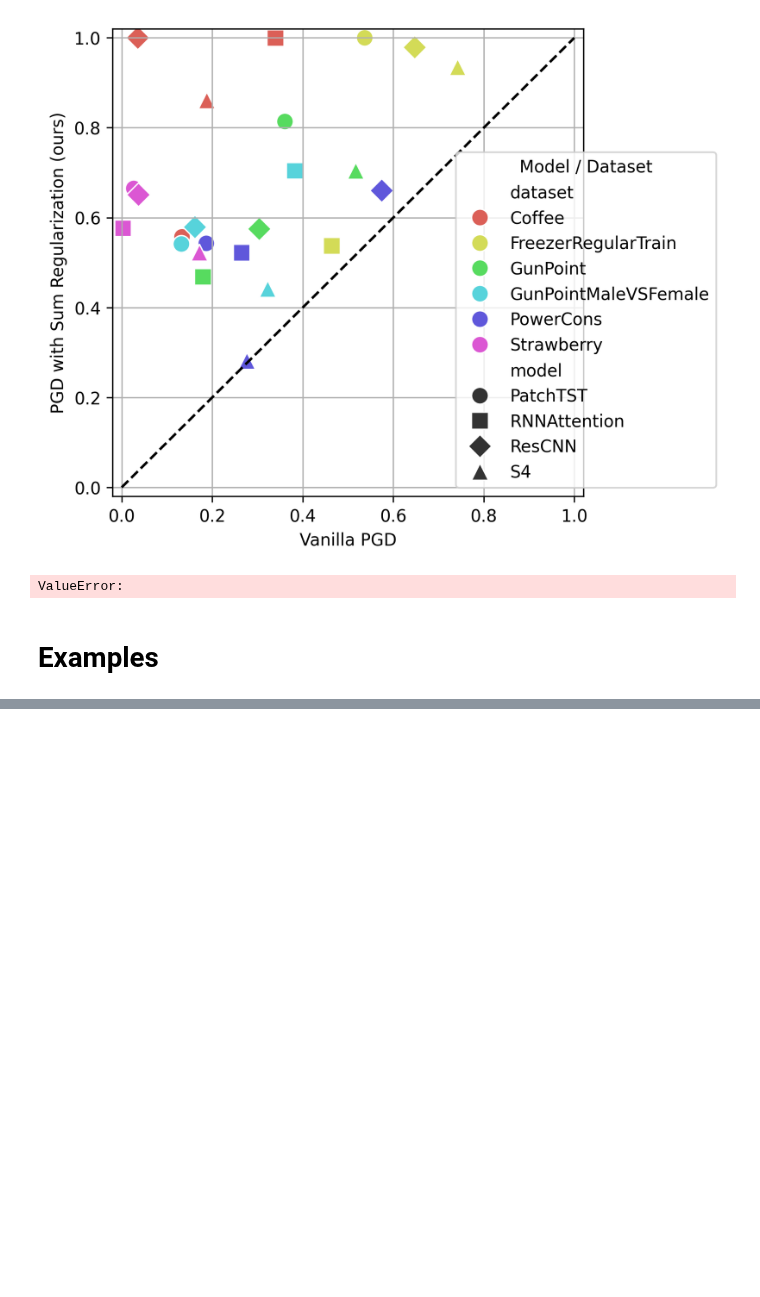
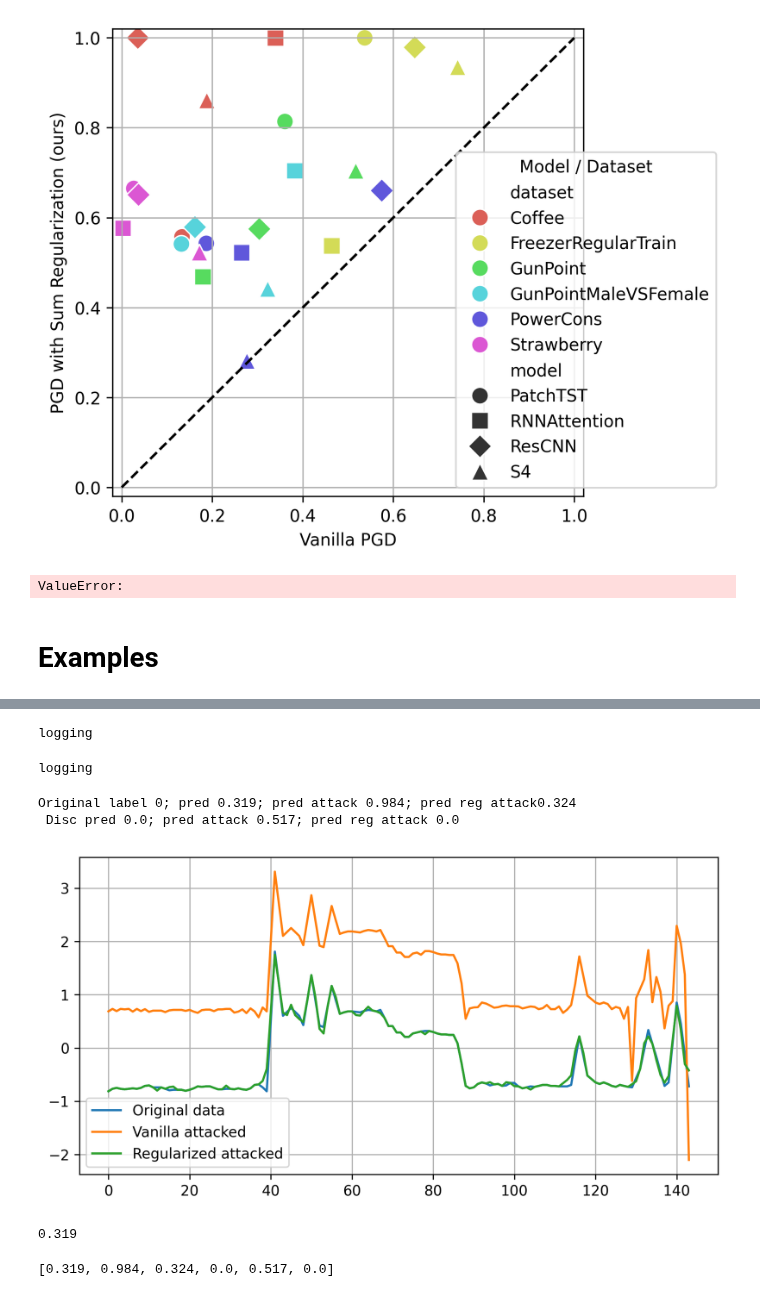
Before and after one commit to petrsokerin/Hidden_adversarial_attacks, a Jupyter notebook: notebooks/clearml_metrics.ipynb, the cells around one changed output, grey strips where cells are left out. Saved outputs shown, nothing was run; the diff lists cells and outputs as text; code cells hidden in the pictures; blank space fills up the shorter version.

Commit message:
add example figures

```diff
--- a/notebooks/clearml_metrics.ipynb
+++ b/notebooks/clearml_metrics.ipynb
@@ -740,7 +765,8 @@ estimator = AttackEstimator(disc_check_list, cfg["metric_effect"])
 alpha = 1
 eps = 0.03
 # %%
-attack_metrics = pd.DataFrame()
+cfg["attack"]["name"] = 'FGSMAttack'
+
 attack_params = dict(cfg["attack"]["attack_params"])
 attack_params["model"] = attack_model
 attack_params["criterion"] = criterion
@@ -760,7 +786,76 @@ if "list_reg_model_params" in cfg["attack"]:
 
 attack = get_attack(cfg["attack"]["name"], attack_params)
 X_adv = attack.apply_attack(test_loader).squeeze(-1)
-
-results = attack.get_metrics()
-results["eps"] = eps
-attack_metrics = pd.concat([attack_metrics, results])
+# %% [output]
+logging
+# %%
+cfg["attack"]["name"] = 'FGSMRegDiscAttack'
+
+attack_params = dict(cfg["attack"]["attack_params"])
+attack_params["model"] = attack_model
+attack_params["criterion"] = criterion
+attack_params["estimator"] = estimator
+attack_params["alpha"] = alpha
+attack_params["eps"] = eps
+
+if "list_reg_model_params" in cfg["attack"]:
+    attack_params["disc_models"] = get_disc_list(
+        model_name=cfg["disc_model_reg"]["name"],
+        model_params=cfg["disc_model_reg"]["params"],
+        list_disc_params=cfg["attack"]["list_reg_model_params"],
+        device=device,
+        path=cfg["disc_path"],
+        train_mode=cfg["disc_model_reg"]["attack_train_mode"],
+    )
+
+attack = get_attack(cfg["attack"]["name"], attack_params)
+X_adv_reg = attack.apply_attack(test_loader).squeeze(-1)
+# %% [output]
+logging
+# %%
+attack_model.eval().to('cpu')
+disc_model = disc_check_list[0].eval().to('cpu')
+# %%
+obj_id = 12
+
+orig_obj = X_test[obj_id]
+adv_obj = X_adv[obj_id]
+adv_reg_obj = X_adv_reg[obj_id]
+
+true_label = y_test[obj_id].numpy()[0]
+pred_target_orig = attack_model(orig_obj.reshape(1, -1, 1)).detach().numpy()[0][0]
+pred_target_adv= attack_model(adv_obj.reshape(1, -1, 1)).detach().numpy()[0][0]
+
+pred_disc_orig = disc_model(orig_obj.reshape(1, -1, 1)).detach().numpy()[0][0]
+pred_disc_adv= disc_model(adv_obj.reshape(1, -1, 1)).detach().numpy()[0][0]
+
+pred_target_reg_adv= attack_model(adv_reg_obj.reshape(1, -1, 1)).detach().numpy()[0][0]
+pred_disc_reg_adv= disc_model(adv_reg_obj.reshape(1, -1, 1)).detach().numpy()[0][0]
+
+vals = [pred_target_orig, pred_target_adv, pred_target_reg_adv, pred_disc_orig, pred_disc_adv, pred_disc_reg_adv,]
+round_vals = [str(round(x, 3)) for x in vals]
+
+print(
+    f'Original label {true_label}; pred {round_vals[0]}; pred attack {round_vals[1]}; pred reg attack{round_vals[2]}\n',
+    f'Disc pred {round_vals[3]}; pred attack {round_vals[4]}; pred reg attack {round_vals[5]}'
+)
+
+plt.figure(figsize=(8, 4), dpi=300)
+plt.plot(orig_obj, label='Original data')
+plt.plot(adv_obj, label='Vanilla attacked')
+plt.plot(adv_reg_obj, label='Regularized attacked')
+plt.legend()
+plt.grid()
+plt.show()
+# %% [output]
+Original label 0; pred 0.319; pred attack 0.984; pred reg attack0.324
+ Disc pred 0.0; pred attack 0.517; pred reg attack 0.0
+[figure, added]
+# %%
+round(pred_target_orig, 3)
+# %% [output]
+0.319
+# %%
+round_vals
+# %% [output]
+[0.319, 0.984, 0.324, 0.0, 0.517, 0.0]
```
Also changed, not shown: parts of 4 cells of this notebook.
